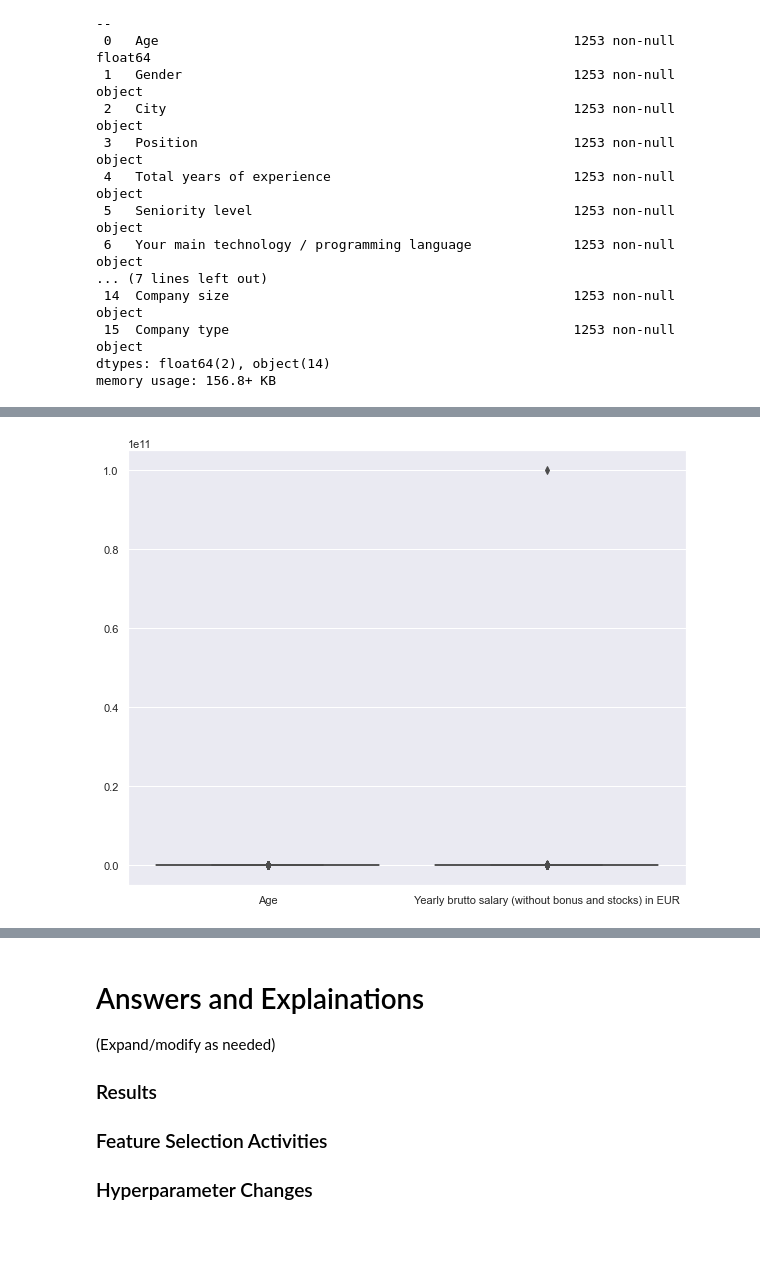
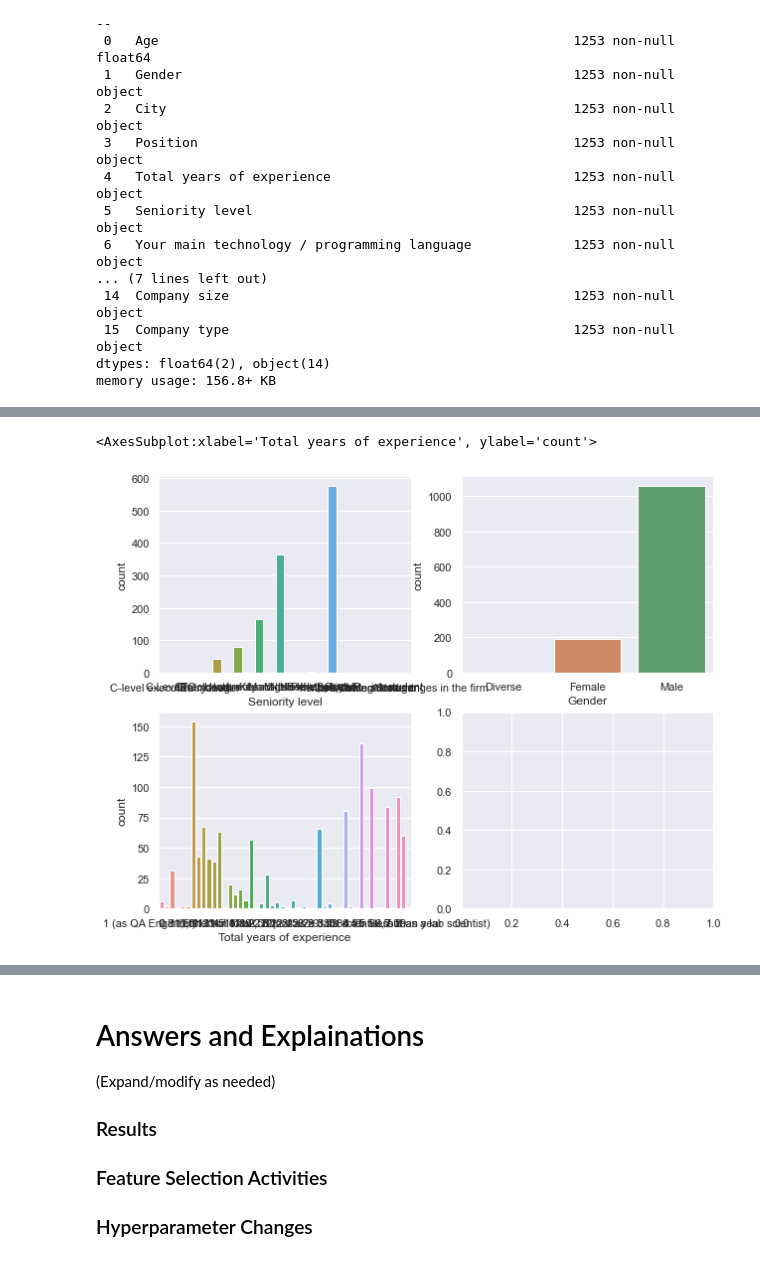
Before and after one commit to SidhST12/ItML_Asn_2_Students, a Jupyter notebook: assignment_2_start.ipynb, the cells around one changed output, grey strips where cells are left out. Cells and saved outputs as stored; diff of their text form; code cells hidden in the pictures; blank space fills up the shorter version.

```diff
--- a/assignment_2_start.ipynb
+++ b/assignment_2_start.ipynb
@@ -260,11 +260,15 @@ df.sample(5)
-# %%
-import seaborn as sns
-import matplotlib.pyplot as plt
-
-
-figsize=(10, 8)
-sns.set(rc={"figure.figsize": figsize})
-sns.boxplot(data=df)
-plt.show()
-# %% [output]
-[figure, removed]
+# %%
+df['Seniority level']=df['Seniority level'].astype('category')
+df['Position ']=df['Position '].astype('category')
+df['Total years of experience']=df['Total years of experience'].astype('category')
+df['Gender']=df['Gender'].astype('category')
+df['Yearly brutto salary (without bonus and stocks) in EUR']=df['Yearly brutto salary (without bonus and stocks) in EUR'].astype(int)
+# %%
+#Countplots for categorical variable
+fig, ax=plt.subplots(nrows=2,ncols=2,figsize=(10,8))
+sns.countplot(x='Seniority level', data=df,ax=ax[0,0])
+sns.countplot(x='Gender',data=df,ax=ax[0,1])
+sns.countplot(x='Total years of experience',data=df,ax=ax[1,0])
+# %% [output]
+<AxesSubplot:xlabel='Total years of experience', ylabel='count'>
+[figure, added]
```
Also changed, not shown: parts of 2 cells of this notebook.
